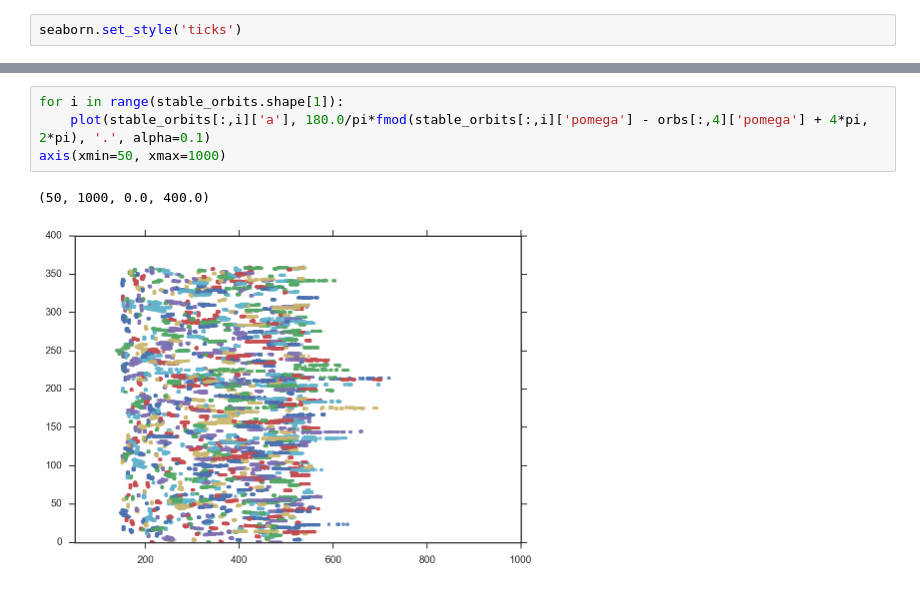
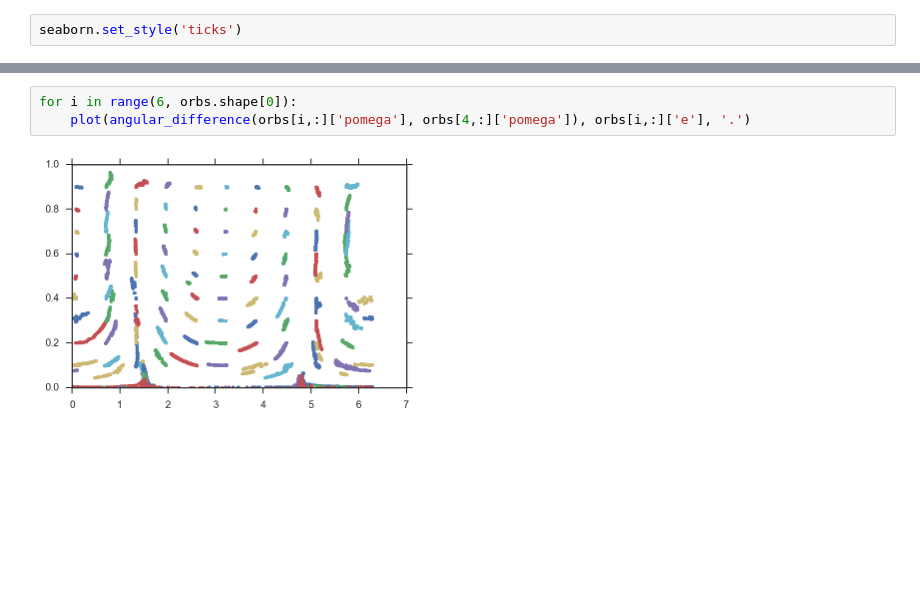
Before and after one commit to farr/PlanetIX, a Jupyter notebook: PlanetIX.ipynb, the cells around one changed output, grey strips where cells are left out. Cells and saved outputs as stored; diff of their text form; blank space fills up the shorter version.

```diff
--- a/PlanetIX.ipynb
+++ b/PlanetIX.ipynb
@@ -114,7 +126,5 @@ stable_orbits.shape
-# %%
-for i in range(stable_orbits.shape[1]):
-    plot(stable_orbits[:,i]['a'], 180.0/pi*fmod(stable_orbits[:,i]['pomega'] - orbs[:,4]['pomega'] + 4*pi, 2*pi), '.', alpha=0.1)
-axis(xmin=50, xmax=1000)
-# %% [output]
-(50, 1000, 0.0, 400.0)
-[figure, removed]
+# %%
+for i in range(6, orbs.shape[0]):
+    plot(angular_difference(orbs[i,:]['pomega'], orbs[4,:]['pomega']), orbs[i,:]['e'], '.')
+# %% [output]
+[figure, added]
```
Also changed, not shown: parts of 19 cells of this notebook, 4 other files.
